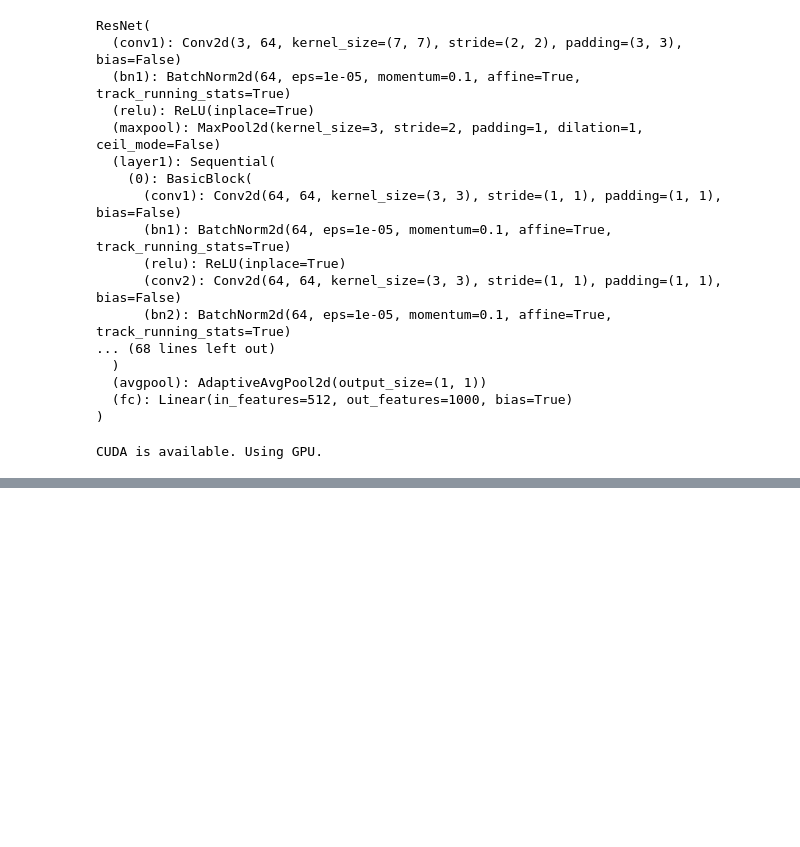
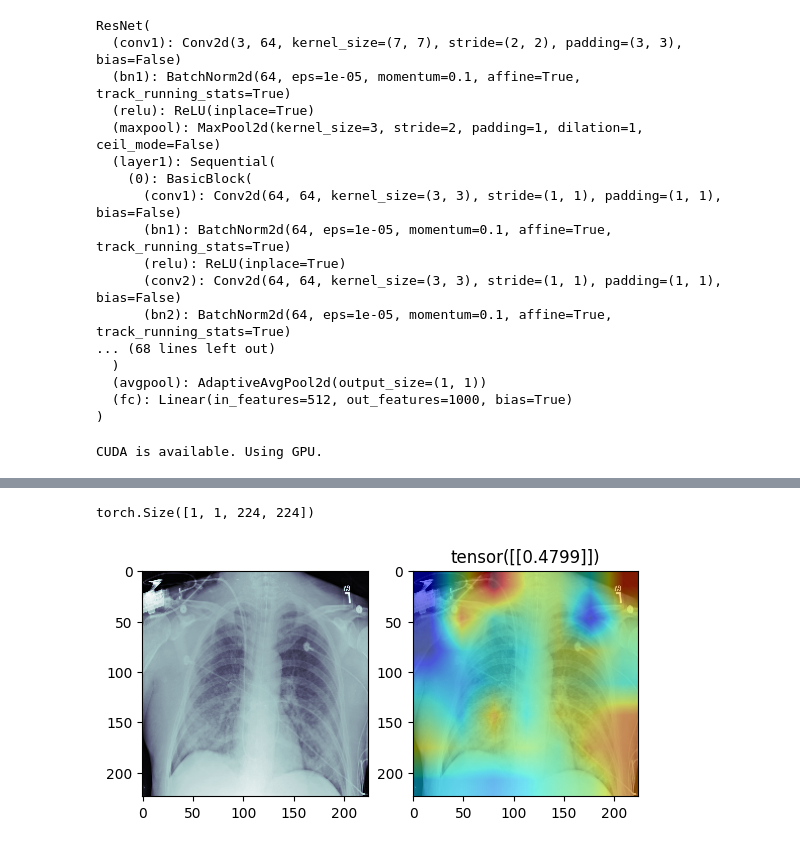
Before and after one commit to akil-ahmed3/ai_for_medicine, a Jupyter notebook: pneumonia_classification/Training_and_Evaluation.ipynb, the cells around one changed output, grey strips where cells are left out. Drawn from its saved outputs; the diff is of its cells as text; code cells hidden in the pictures; blank space fills up the shorter version.

Commit message:
added training evaluation and interpretibility for pneumonia

```diff
--- a/pneumonia_classification/Training_and_Evaluation.ipynb
+++ b/pneumonia_classification/Training_and_Evaluation.ipynb
@@ -258,0 +314,12 @@ calculate_metrics(cm)
+# %%
+def cam(model, img):
+    with torch.no_grad():
+        pred, features = model(img.unsqueeze(0))
+    features = features.reshape((512, 49))
+    weight_params = list(model.model.fc.parameters())[0]
+    weight = weight_params[0].detach()
+
+
+    cam = torch.matmul(weight, features)
+    cam_img = cam.reshape(7, 7).cpu()
+    return cam_img, torch.sigmoid(pred)
@@ -258,0 +365,30 @@ calculate_metrics(cm)
+# %%
+def visualize(img, heatmap, pred):
+    """
+    Visualization function for class activation maps
+    """
+    img = img[0]
+    # Resize the activation map of size 7x7 to the original image size (224x224)
+    heatmap = transforms.functional.resize(heatmap.unsqueeze(0), (img.shape[0], img.shape[1]))[0]
+
+    # Create a figure
+    fig, axis = plt.subplots(1, 2)
+
+    axis[0].imshow(img, cmap="bone")
+    # Overlay the original image with the upscaled class activation map
+    axis[1].imshow(img, cmap="bone")
+    axis[1].imshow(heatmap, alpha=0.5, cmap="jet")
+    plt.title(f"Pneumonia: {(pred > 0.5).item()}")
+# %%
+def visualize(img, cam, pred):
+    img = img[0]
+    cam = transforms.functional.resize(cam.unsqueeze(0), (224, 224))[0]
+
+    fig, axis = plt.subplots(1, 2)
+    axis[0].imshow(img, cmap="bone")
+    axis[1].imshow(img, cmap="bone")
+    axis[1].imshow(cam, alpha=0.5, cmap="jet")
+    plt.title(pred)
+# %%
+img = val_dataset[-6][0]  # Select a subject
+activation_map, pred = cam(model, img)  # Compute the Class activation map given the subject
@@ -258,0 +405,8 @@ calculate_metrics(cm)
+# %%
+img.unsqueeze(0).shape
+# %% [output]
+torch.Size([1, 1, 224, 224])
+# %%
+visualize(img, activation_map, pred)  # Visualize CAM
+# %% [output]
+[figure, added]
```
Also changed, not shown: parts of 14 cells of this notebook.
